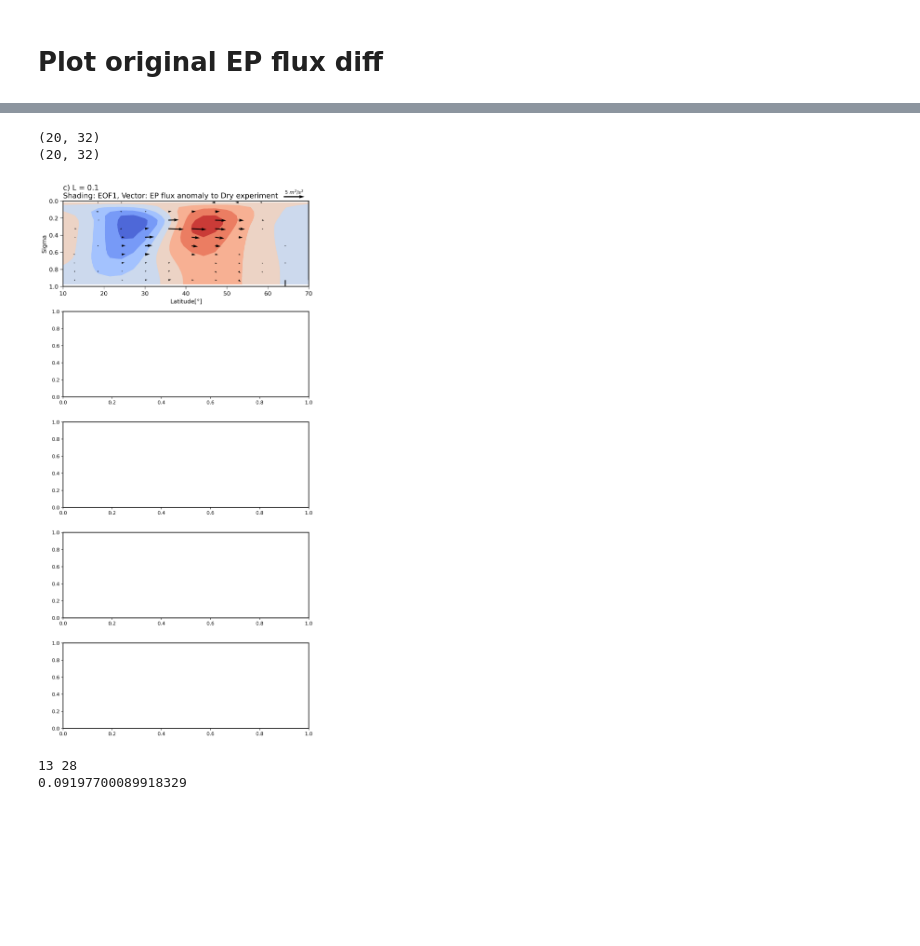
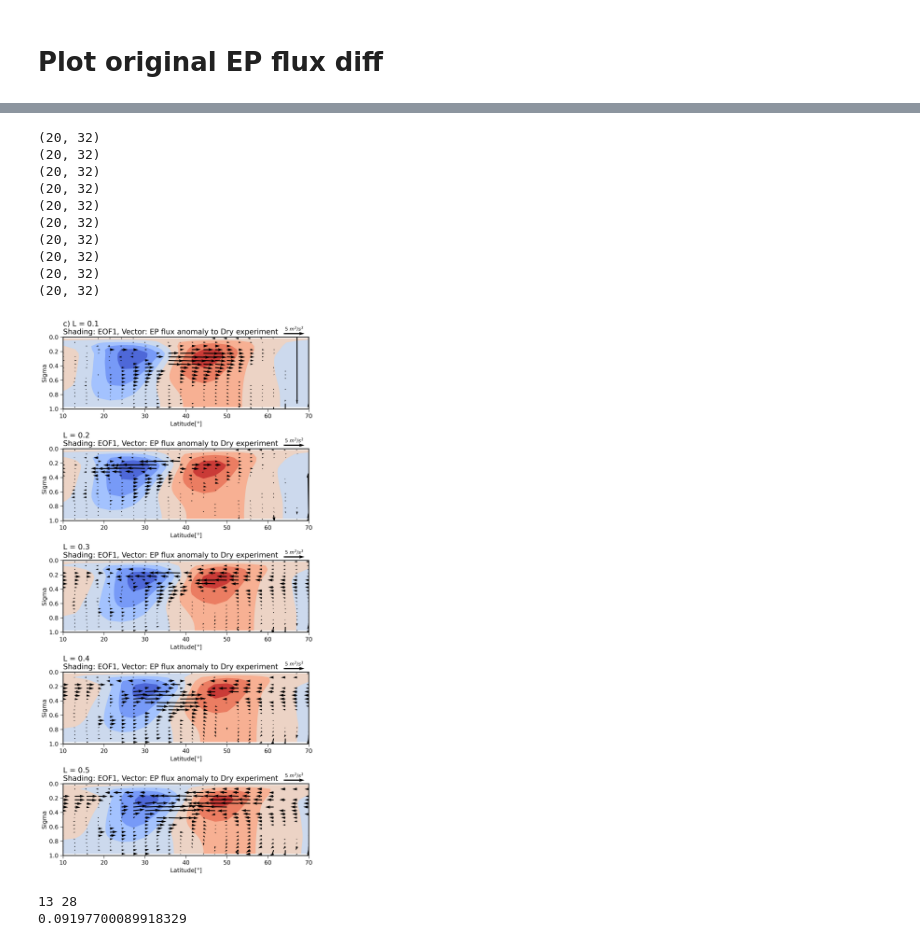
Before and after one commit to PeterChang1023/Moist_Dycore, a Jupyter notebook: IdealizeSpetral.jl/exp/HSt42/vq_new2_statistical_test.ipynb, the cells around one changed output, grey strips where cells are left out. Cells and saved outputs as stored; diff of their text form; code cells hidden in the pictures; blank space fills up the shorter version.

```diff
--- a/IdealizeSpetral.jl/exp/HSt42/vq_new2_statistical_test.ipynb
+++ b/IdealizeSpetral.jl/exp/HSt42/vq_new2_statistical_test.ipynb
@@ -469,7 +469,7 @@ Processing PR = 0
 ---7---
 # %%
 # Step 2: Calculate mean EP flux for each PR and save the results
-for PR in [0,10]:
+for PR in [0,10,20,30,40,50]:
     print(f"Calculating mean EP flux for PR = {PR}")
 
     F_j_mean_5_20, F_k_mean_5_20 = calculate_mean_flux(PR, lags_5_20, "5_20")
@@ -605,7 +578,7 @@ threshold = 3  # Wind speed threshold in m/s
 import matplotlib as mpl
 mpl.rcParams['axes.linewidth'] = 1.5
 
-for j, PR in enumerate([10,20]):
+for j, PR in enumerate(PR_values):
     # j = j-1
     F_j_mean_diff = np.load(os.path.join(ep_flux_mean_dir, f"F_j_mean_diff_PR_{PR}.npy"))
     F_k_mean_diff = np.load(os.path.join(ep_flux_mean_dir, f"F_k_mean_diff_PR_{PR}.npy"))
@@ -700,7 +673,7 @@ F_k_mean_diff_PR0_stat = np.load("EP_flux_statistical_test/statistical_result/F_
 mpl.rcParams['axes.linewidth'] = 1.5
 fig, axes = plt.subplots(len(PR_values), 1, figsize=(8, 16), dpi=300)
 
-for j, PR in enumerate([10]):  # Modify if you want to do more PRs
+for j, PR in enumerate(PR_values):  # Modify if you want to do more PRs
     F_j_mean_diff = np.load(os.path.join(ep_flux_mean_dir, f"F_j_mean_diff_PR_{PR}.npy"))
     F_k_mean_diff = np.load(os.path.join(ep_flux_mean_dir, f"F_k_mean_diff_PR_{PR}.npy"))
 
@@ -747,36 +720,44 @@ for j, PR in enumerate([10]):  # Modify if you want to do more PRs
     print(F_j_diff_final.shape)
 
     # Plot
     ax = axes[j]
     EOF1_PRs = load_EOF(PR, pc1_save_dir)
     ax.contourf(yy[:, NH_idx:], zz[:, NH_idx:], -EOF1_PRs, cmap='coolwarm')
 
     wind_plt = ax.quiver(
-        yy[::2, NH_idx::2], zz[::2, NH_idx::2],
-        F_j_diff_final[::2, ::2], F_k_diff_final[::2, ::2],
+        yy[::, NH_idx::], zz[::, NH_idx::],
+        F_j_diff_final[::, ::], F_k_diff_final[::, ::],
         color="black", scale_units='xy', angles='xy', width=4e-3, scale=2
     )
 
     ax.quiverkey(wind_plt, 0.94, 1.05, 10, r'5 $m^2/s^2$', labelpos='N', labelsep=0.05, color='black')
     ax.set_ylim([1, 0])
     ax.set_xlim([10, 70])
     ax.set_xlabel("Latitude[$\degree$]", fontsize=12)
     ax.set_ylabel("Sigma", fontsize=12)
     ax.tick_params(axis='x', labelsize=12)
     ax.tick_params(axis='y', labelsize=12)
     ax.tick_params(direction='out', length=6)
 
     if PR == 10:
         ax.set_title(f"c) L = {PR * 0.01} \n" + "Shading: EOF1, Vector: EP flux anomaly to Dry experiment", fontsize=15, loc="left")
     else:
         ax.set_title(f"L = {PR * 0.01} \n" + "Shading: EOF1, Vector: EP flux anomaly to Dry experiment", fontsize=15, loc="left")
 
 plt.tight_layout()
 plt.show()
 # %% [output]
 (20, 32)
 (20, 32)
+(20, 32)
+(20, 32)
+(20, 32)
+(20, 32)
+(20, 32)
+(20, 32)
+(20, 32)
+(20, 32)
-[figure, old version]
+[figure, new version]
 # %%
 yidx = np.random.randint(0, 32)
 zidx = np.random.randint(0, 20)
```
Also changed, not shown: parts of 6 cells of this notebook.
